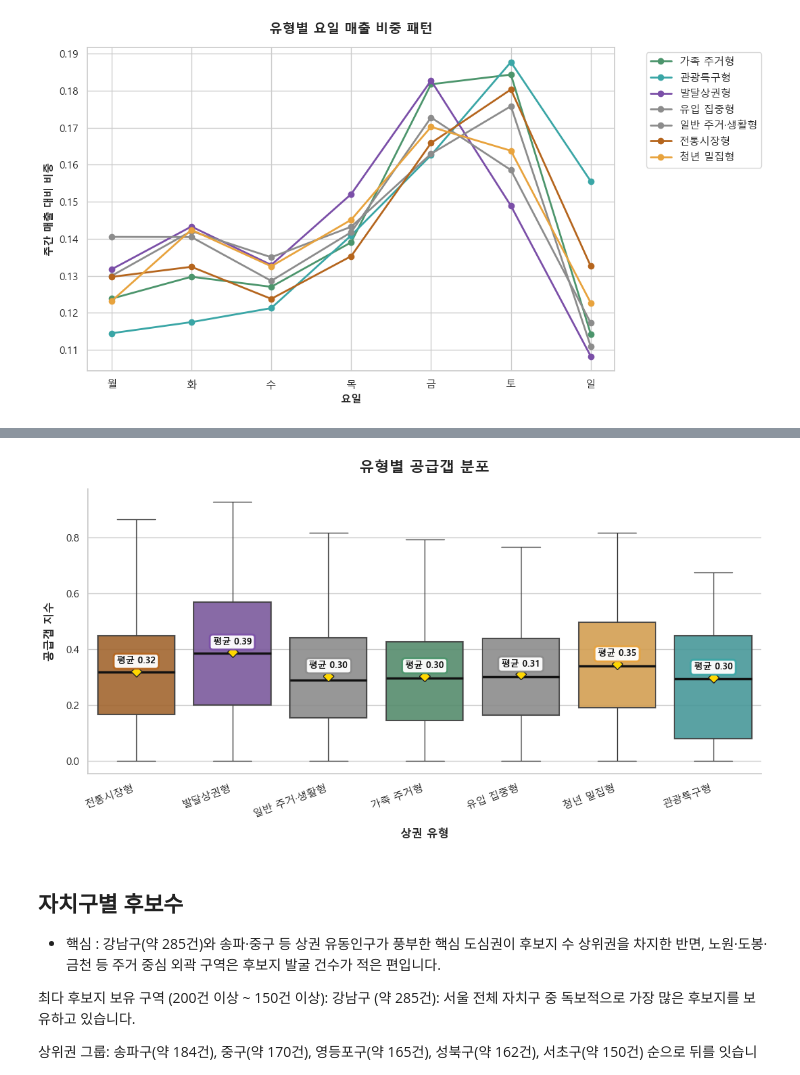
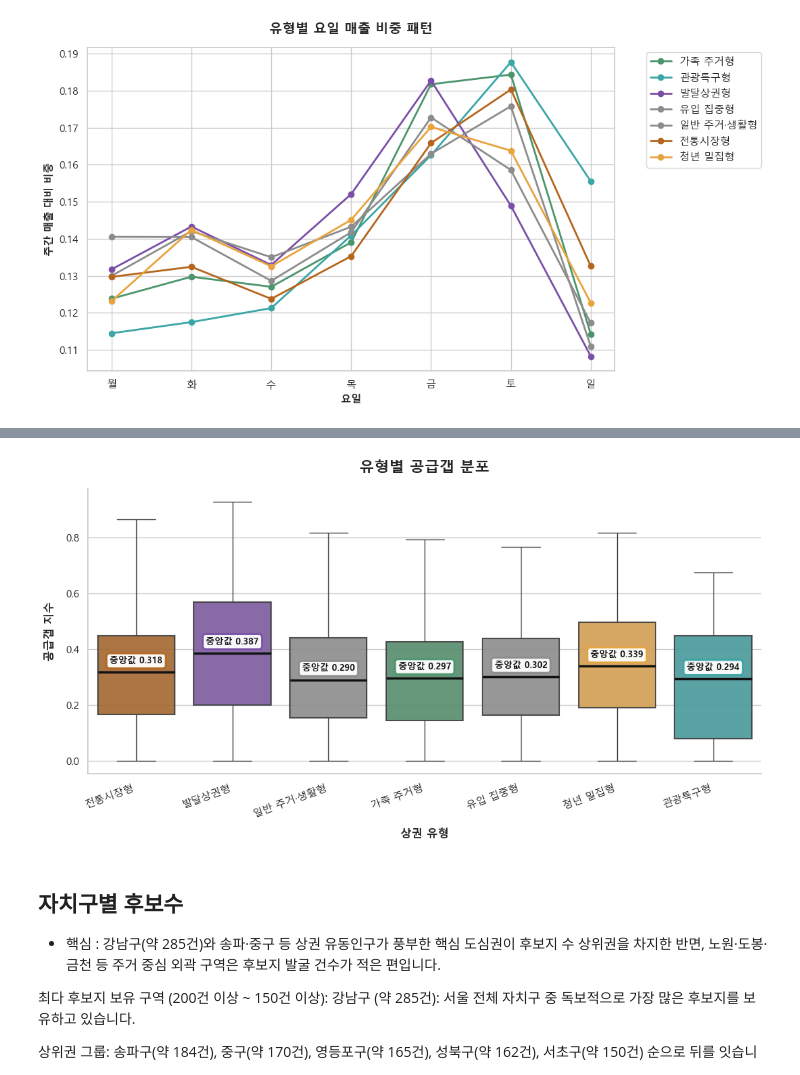
Before and after one commit to dong279/Seoul_Startup_Scout, a Jupyter notebook: notebooks/analysis.ipynb, the cells around one changed output, grey strips where cells are left out. Saved outputs shown, nothing was run; the diff lists cells and outputs as text; code cells hidden in the pictures.

```diff
--- a/notebooks/analysis.ipynb
+++ b/notebooks/analysis.ipynb
@@ -453,5 +470,5 @@ plt.show()
 # %%
-# [그래프 05] 유형별 공급갭 분포 (평균 태그 추가)
+# [그래프 05] 유형별 공급갭 분포 (중앙값 태그)
 import matplotlib.pyplot as plt
 import seaborn as sns
 
@@ -464,7 +481,9 @@ custom_palette = (
 
 fig, ax = plt.subplots(figsize=(11, 6))
 
-# 1. 박스플롯 생성 (평균 마커 추가)
+# 1. 박스플롯 생성
+#    평균(showmeans) 대신 중앙값을 읽는다 — 공급갭은 오른쪽 꼬리가 길어(그래프 07 참조)
+#    평균이 꼬리에 끌려 올라가고, 최저 유형이 평균과 중앙값에서 서로 달라진다.
 sns.boxplot(
     data=scores,
     x='유형',
@@ -472,14 +491,8 @@ sns.boxplot(
     order=types_in_scores,
     hue='유형',
     palette=custom_palette,
-    showfliers=False,  # 이상치 제외
-    showmeans=True,  # 평균점 표시
-    meanprops={
-        'marker': 'D',
-        'markerfacecolor': '#FFD700',  # 황금색
-        'markeredgecolor': '#222222',
-        'markersize': 8,
-    },
+    showfliers=True,  # 이상치 제외
+    showmeans=False,   # 평균 마커 사용 안 함 (중앙값은 박스 내부 굵은 선)
     boxprops={'alpha': 0.9, 'linewidth': 1.5},
     medianprops={'color': '#111111', 'linewidth': 2.5},
     ax=ax,
@@ -488,44 +501,45 @@ sns.boxplot(
 if ax.legend_:
     ax.legend_.remove()
 
-# 2. 평균값 수치 말풍선 태그 추가
-means = scores.groupby('유형')['공급갭'].mean()
+# 2. 중앙값 수치 말풍선 태그 추가
+#    유형 간 중앙값이 0.290~0.387로 좁게 모여 있어 소수 3자리로 표기한다
+medians = scores.groupby('유형')['공급갭'].median()
 
 for i, category in enumerate(types_in_scores):
-    mean_val = means[category]
+    med_val = medians[category]
     box_color = custom_palette[i]
 
     ax.text(
         i,
-        mean_val + 0.02,
-        f'평균 {mean_val:.2f}',
+        med_val + 0.025,
+        f'중앙값 {med_val:.3f}',
         ha='center',
         va='bottom',
         fontsize=9.5,
         fontweight='bold',
         color='#111111',
         bbox=dict(
             boxstyle='round,pad=0.35',
             facecolor='white',
             edgecolor=box_color,  # 막대 색상과 동일한 테두리
             linewidth=2.0,
             alpha=0.95,
         ),
     )
 
 # 3. 축 및 타이틀 레이아웃 설정
 ax.set_title('유형별 공급갭 분포', fontsize=16, fontweight='bold', pad=18)
 ax.set_xlabel('상권 유형', fontsize=12, fontweight='bold', labelpad=10)
 ax.set_ylabel('공급갭 지수', fontsize=12, fontweight='bold', labelpad=10)
 ax.set_xticklabels(types_in_scores, rotation=20, ha='right')
 
 sns.despine(top=True, right=True)
 plt.tight_layout()
 
 viz.save(fig, '05_유형별_공급갭_분포')
 plt.show()
 # %% [output]
-[figure, old version]
+[figure, new version]
 # %% [markdown]
 ## 자치구별 후보수
 - 핵심 : 강남구(약 285건)와 송파·중구 등 상권 유동인구가 풍부한 핵심 도심권이 후보지 수 상위권을 차지한 반면, 노원·도봉·금천 등 주거 중심 외곽 구역은 후보지 발굴 건수가 적은 편입니다.
```
Also changed, not shown: parts of 3 cells of this notebook, 2 other files.
